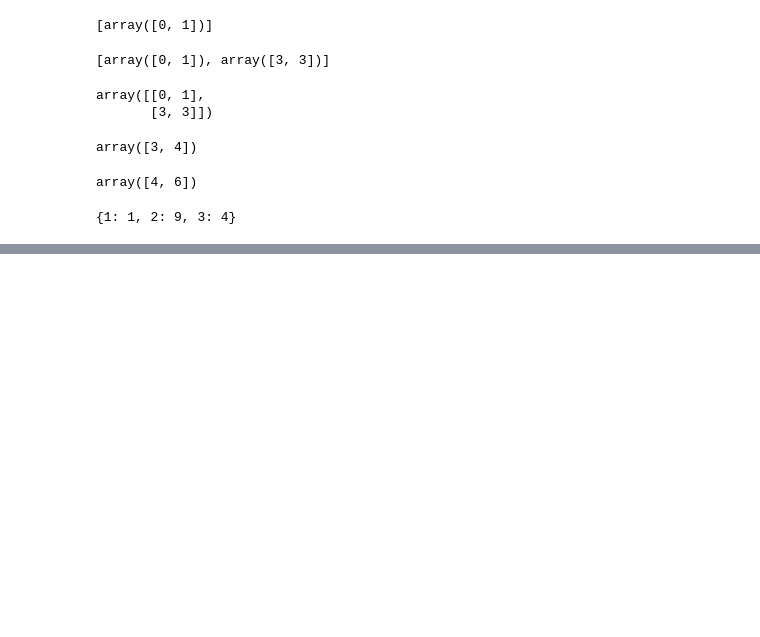
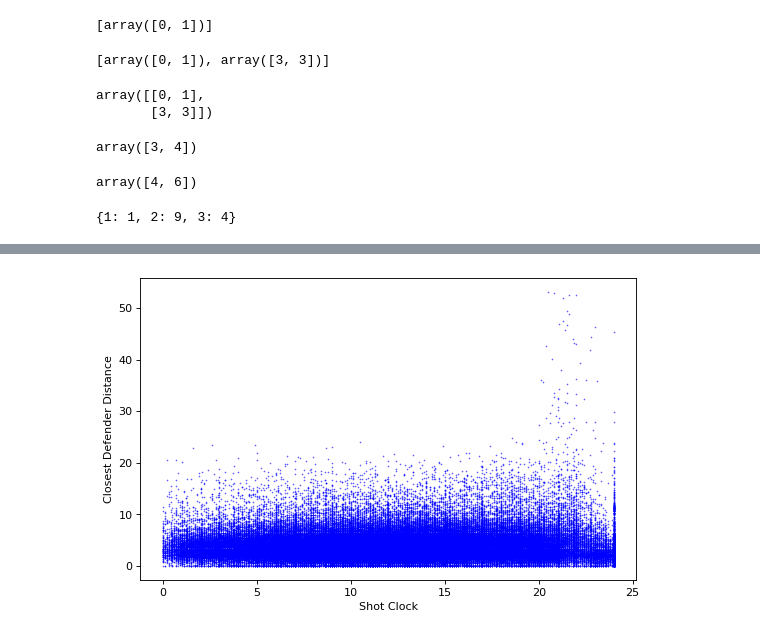
Before and after one commit to rahul-ohlan/big_data_spring22, a Jupyter notebook: K_Means_project_1/Basketball/task2/basket_ball.ipynb, the cells around one changed output, grey strips where cells are left out. Drawn from its saved outputs; the diff is of its cells as text; code cells hidden in the pictures; blank space fills up the shorter version.

```diff
--- a/K_Means_project_1/Basketball/task2/basket_ball.ipynb
+++ b/K_Means_project_1/Basketball/task2/basket_ball.ipynb
@@ -137,0 +451,11 @@ cv = dict()
+# %%
+import matplotlib.pyplot as plt
+from matplotlib.pyplot import figure
+figure(figsize=(8, 5), dpi=80)
+plt.scatter(x,Z,s = 0.1,c='blue')
+plt.xlabel('Shot Clock')
+plt.ylabel('Closest Defender Distance')
+plt.savefig('shot clock vs close_def_dist')
+plt.show()
+# %% [output]
+[figure, added]
```
Also changed, not shown: parts of 13 cells of this notebook, 8 other files.
